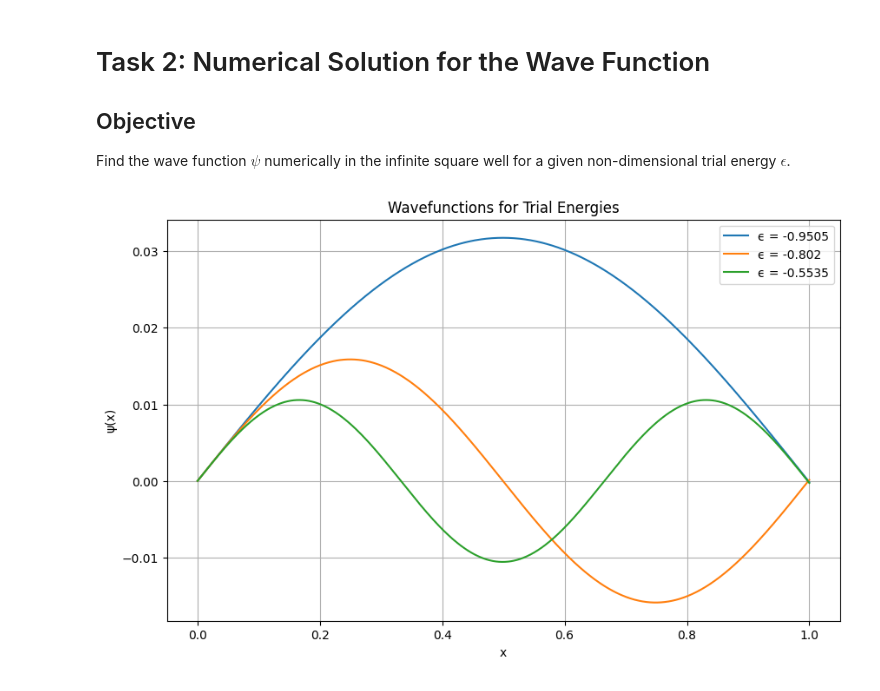
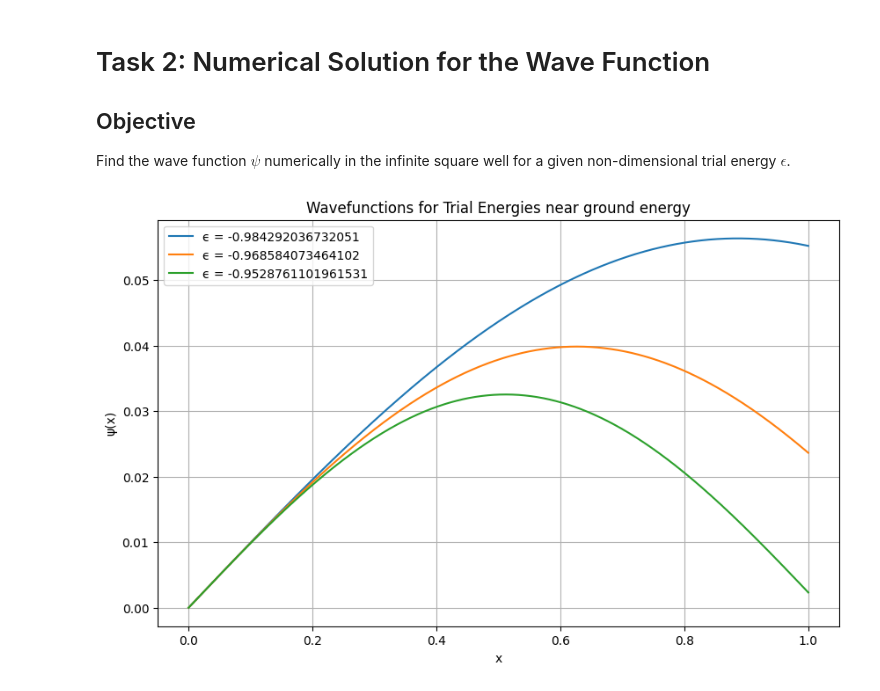
Before and after one commit to Matth3wc/Comp-Sim-Numerical-Methods, a Jupyter notebook: Com_Lab_Solving_SE/MainScript.ipynb, the cells around one changed output. Cells and saved outputs as stored; diff of their text form; code cells hidden in the pictures.

```diff
--- a/Com_Lab_Solving_SE/MainScript.ipynb
+++ b/Com_Lab_Solving_SE/MainScript.ipynb
@@ -158,20 +159,20 @@ def solve_schrodinger(energy, potential, gamma_squared, N, l):
 # %%
 
 
 # Trial energies
-trial_energies = [-0.9505, -0.802, -0.5535]  # Example trial energies
+trial_energies = [(np.pi * n / gamma_squared) - 1 for n in range(1, 4)]
 
 # Solve and plot wavefunctions for trial energies
 plt.figure(figsize=(10, 6))
 for energy in trial_energies:
     psi = solve_schrodinger(energy, potential, gamma_squared, N, l)
     plt.plot(x, psi, label=f"ϵ = {energy}")
 
-plt.title("Wavefunctions for Trial Energies")
+plt.title("Wavefunctions for Trial Energies near ground energy")
 plt.xlabel("x")
 plt.ylabel("ψ(x)")
 plt.legend()
 plt.grid()
 plt.show()
 # %% [output]
-[figure, old version]
+[figure, new version]
```
Also changed, not shown: parts of 11 cells of this notebook, 1 other file.
